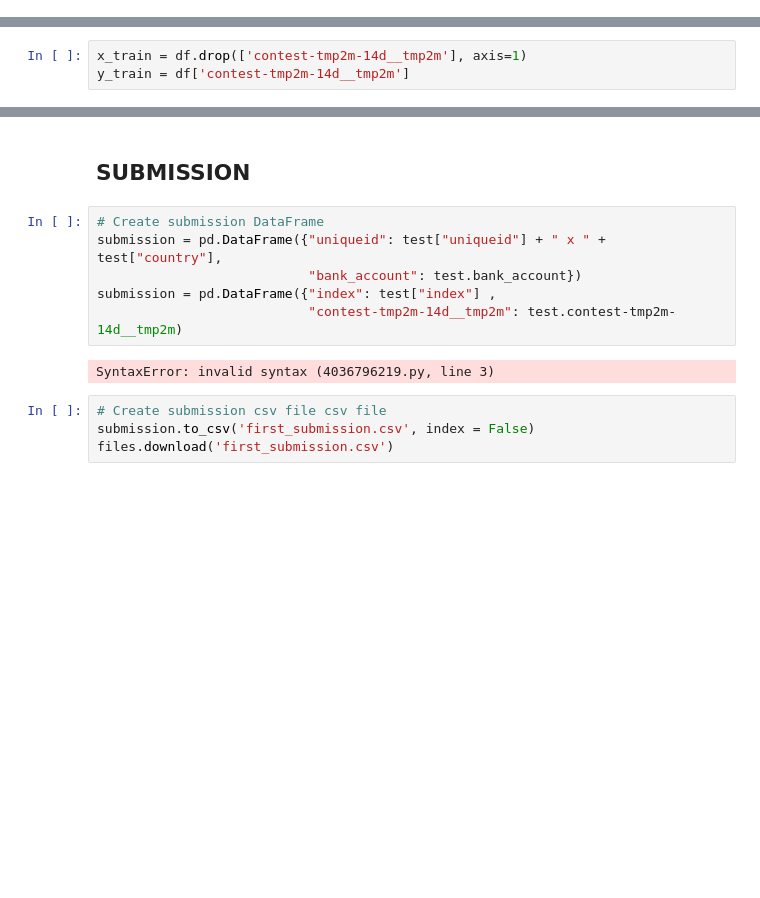
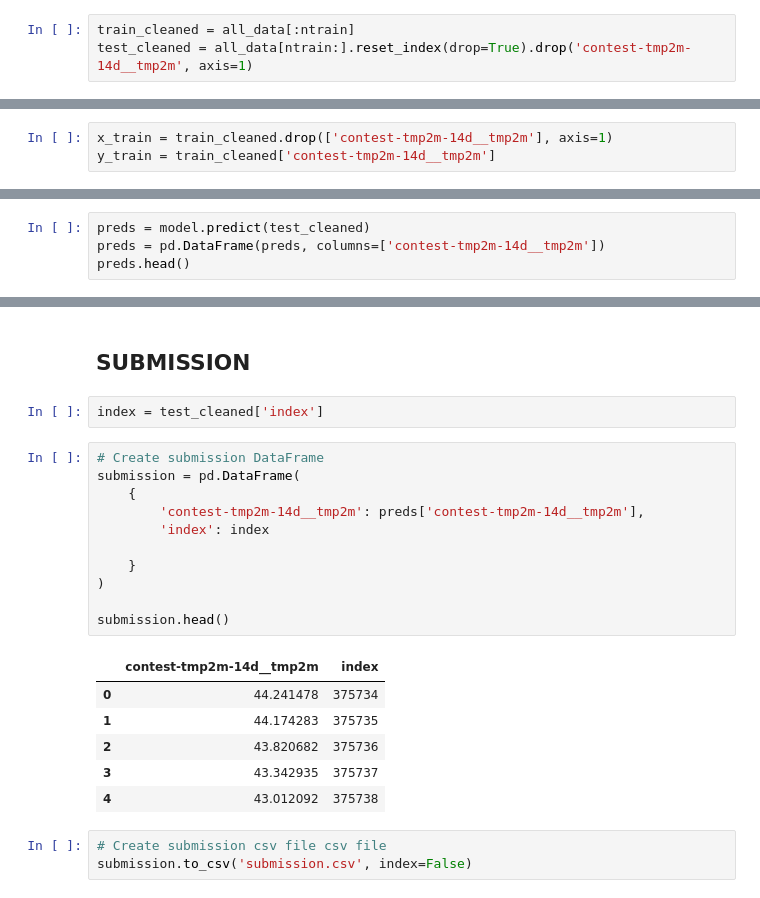
Before and after one commit to kigenchesire/hackaton2023, a Jupyter notebook: widshackaton.ipynb, the cells around one changed output, grey strips where cells are left out. Saved outputs shown, nothing was run; the diff lists cells and outputs as text; blank space fills up the shorter version.

```diff
--- a/widshackaton.ipynb
+++ b/widshackaton.ipynb
@@ -141,3 +193,6 @@ memory usage: 241.8 MB
 MODEL BUILDING
 # %% [markdown]
 split data into train and test
+# %%
+train_cleaned = all_data[:ntrain]
+test_cleaned = all_data[ntrain:].reset_index(drop=True).drop('contest-tmp2m-14d__tmp2m', axis=1)
@@ -144,3 +215,3 @@ split data into train and test
 # %%
-x_train = df.drop(['contest-tmp2m-14d__tmp2m'], axis=1)
-y_train = df['contest-tmp2m-14d__tmp2m']
+x_train = train_cleaned.drop(['contest-tmp2m-14d__tmp2m'], axis=1)
+y_train = train_cleaned['contest-tmp2m-14d__tmp2m']
@@ -186,0 +275,4 @@ r2_score(y_val, y_pred)
+# %%
+preds = model.predict(test_cleaned)
+preds = pd.DataFrame(preds, columns=['contest-tmp2m-14d__tmp2m'])
+preds.head()
@@ -187,14 +286,25 @@ r2_score(y_val, y_pred)
 # %% [markdown]
 ## SUBMISSION
+# %%
+index = test_cleaned['index']
 # %%
 # Create submission DataFrame
-submission = pd.DataFrame({"uniqueid": test["uniqueid"] + " x " + test["country"],
-                           "bank_account": test.bank_account})
-submission = pd.DataFrame({"index": test["index"] ,
-                           "contest-tmp2m-14d__tmp2m": test.contest-tmp2m-14d__tmp2m)
+submission = pd.DataFrame(
+    {
+        'contest-tmp2m-14d__tmp2m': preds['contest-tmp2m-14d__tmp2m'],
+        'index': index
+
+    }
+)
+
+submission.head()
 # %% [output]
-SyntaxError: invalid syntax (4036796219.py, line 3)
+|  | contest-tmp2m-14d__tmp2m | index |
+| 0 | 44.241478 | 375734 |
+| 1 | 44.174283 | 375735 |
+| 2 | 43.820682 | 375736 |
+| 3 | 43.342935 | 375737 |
+| 4 | 43.012092 | 375738 |
 # %%
 # Create submission csv file csv file
-submission.to_csv('first_submission.csv', index = False)
-files.download('first_submission.csv')
+submission.to_csv('submission.csv', index=False)
```
Also changed, not shown: parts of 21 cells of this notebook.
